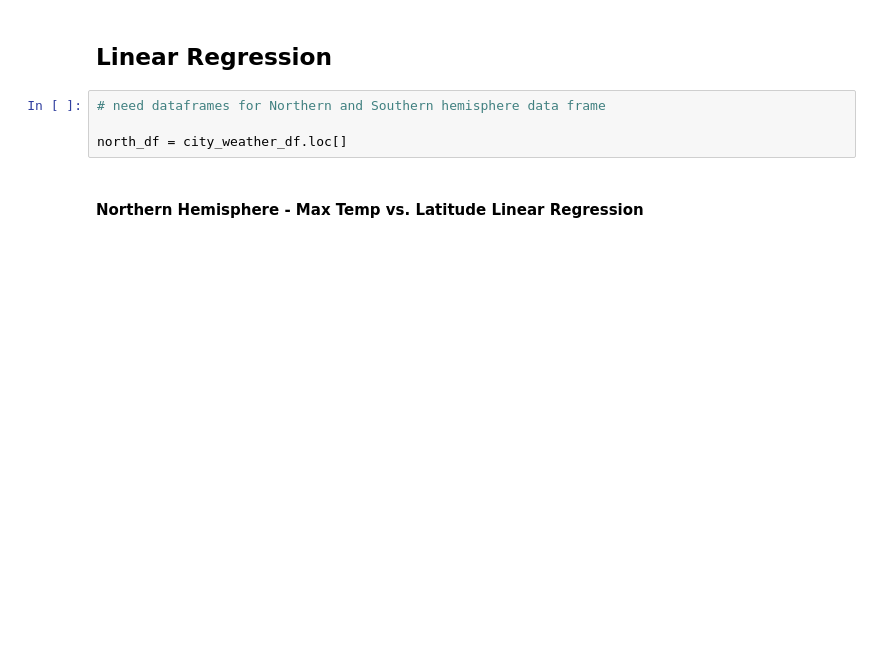
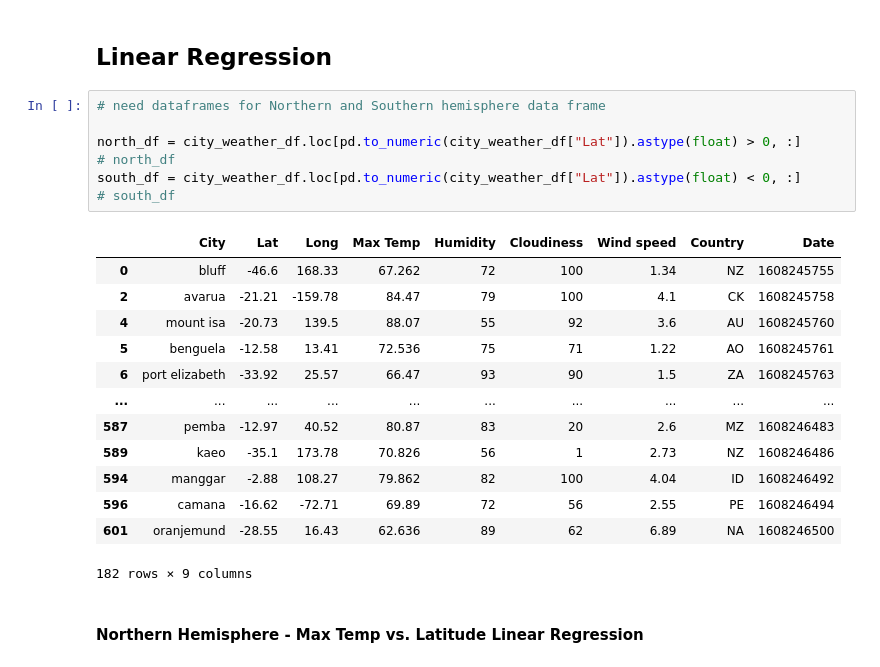
Before and after one commit to amorales0614/pythonapis-challenge, a Jupyter notebook: WeatherPy.ipynb, the cells around one changed output. Drawn from its saved outputs; the diff is of its cells as text; blank space fills up the shorter version.

```diff
--- a/WeatherPy.ipynb
+++ b/WeatherPy.ipynb
@@ -276,6 +276,23 @@ plt.show()
 # %%
 # need dataframes for Northern and Southern hemisphere data frame
 
-north_df = city_weather_df.loc[]
+north_df = city_weather_df.loc[pd.to_numeric(city_weather_df["Lat"]).astype(float) > 0, :]
+# north_df
+south_df = city_weather_df.loc[pd.to_numeric(city_weather_df["Lat"]).astype(float) < 0, :]
+# south_df
+# %% [output]
+|  | City | Lat | Long | Max Temp | Humidity | Cloudiness | Wind speed | Country | Date |
+| 0 | bluff | -46.6 | 168.33 | 67.262 | 72 | 100 | 1.34 | NZ | 1608245755 |
+| 2 | avarua | -21.21 | -159.78 | 84.47 | 79 | 100 | 4.1 | CK | 1608245758 |
+| 4 | mount isa | -20.73 | 139.5 | 88.07 | 55 | 92 | 3.6 | AU | 1608245760 |
+| 5 | benguela | -12.58 | 13.41 | 72.536 | 75 | 71 | 1.22 | AO | 1608245761 |
+| 6 | port elizabeth | -33.92 | 25.57 | 66.47 | 93 | 90 | 1.5 | ZA | 1608245763 |
+| ... | ... | ... | ... | ... | ... | ... | ... | ... | ... |
+| 587 | pemba | -12.97 | 40.52 | 80.87 | 83 | 20 | 2.6 | MZ | 1608246483 |
+| 589 | kaeo | -35.1 | 173.78 | 70.826 | 56 | 1 | 2.73 | NZ | 1608246486 |
+| 594 | manggar | -2.88 | 108.27 | 79.862 | 82 | 100 | 4.04 | ID | 1608246492 |
+| 596 | camana | -16.62 | -72.71 | 69.89 | 72 | 56 | 2.55 | PE | 1608246494 |
+| 601 | oranjemund | -28.55 | 16.43 | 62.636 | 89 | 62 | 6.89 | NA | 1608246500 |
+182 rows × 9 columns
 # %% [markdown]
 ####  Northern Hemisphere - Max Temp vs. Latitude Linear Regression
```
Also changed, not shown: parts of 5 cells of this notebook.
